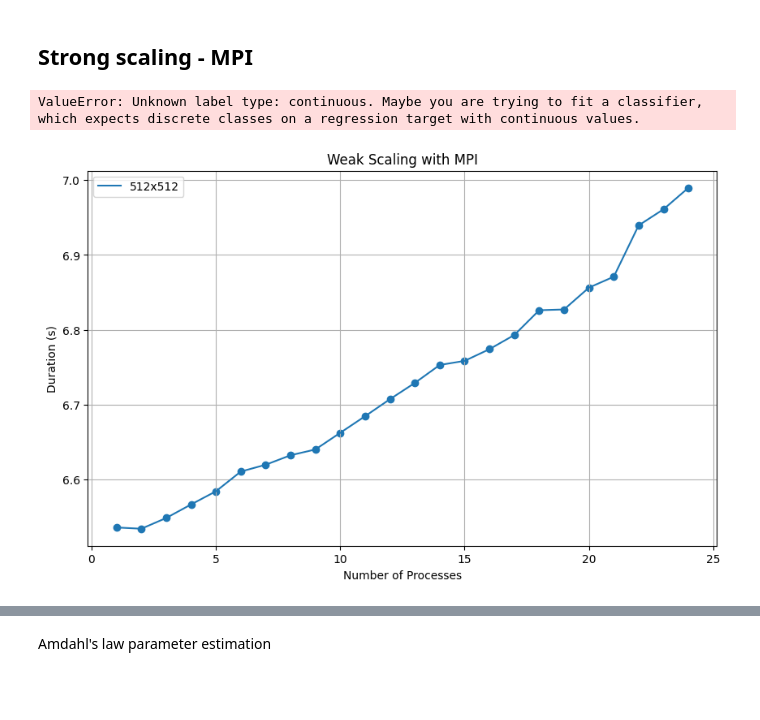
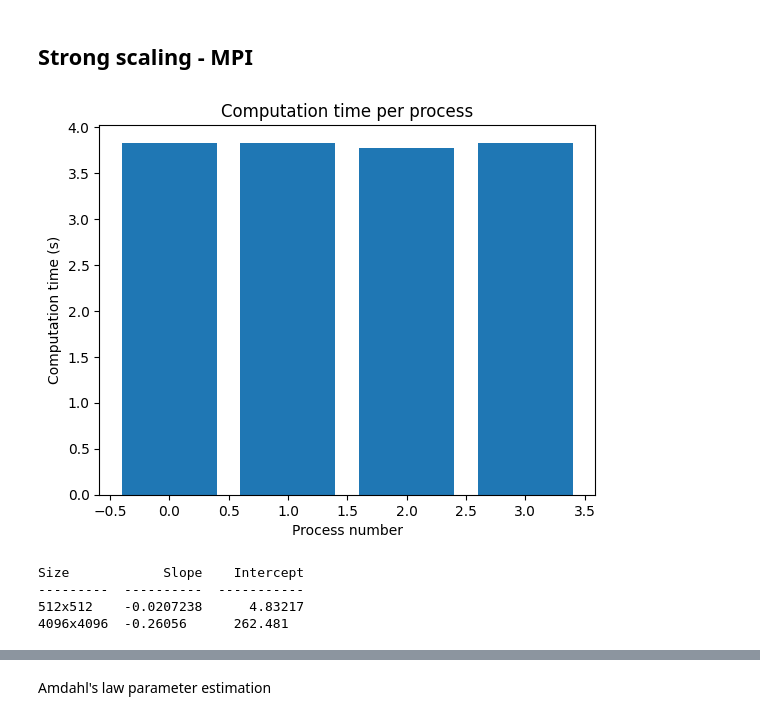
Before and after one commit to GabrielePintus/HPCProject, a Jupyter notebook: Exercise 2/plotting.ipynb, the cells around one changed output, grey strips where cells are left out. Saved outputs shown, nothing was run; the diff lists cells and outputs as text; code cells hidden in the pictures; blank space fills up the shorter version.

```diff
--- a/Exercise 2/plotting.ipynb
+++ b/Exercise 2/plotting.ipynb
@@ -14,15 +14,20 @@ path_4096 = f'{base_path}/4096x4096'
 dhs_512 = []
 dhs_4096 = []
 # %%
-filecodes = list(range(1,25))
+filecodes = list(range(4,100,4))
 
 for filecode in filecodes:
-    filename_512 = f'mandelbrot_weak_omp_512_{filecode}.log'
-    filename_4096 = f'mandelbrot_weak_omp_4096_{filecode}.log'
+    filename_512 = f'mandelbrot_weak_mpi_512_{filecode}.log'
+    filename_4096 = f'mandelbrot_weak_mpi_4096_{filecode}.log'
     dh_512 = DataHandler(f'{path_512}/{filename_512}')
-    # dh_4096 = DataHandler(f'{path_4096}/{filename_4096}')
+    dh_4096 = DataHandler(f'{path_4096}/{filename_4096}')
     dhs_512.append(dh_512)
-    # dhs_4096.append(dh_4096)
+    dhs_4096.append(dh_4096)
+# %%
+dhs_512[0].plot()
+plt.show()
+# %% [output]
+[figure, added]
 # %%
 durations_512 = [dh.duration() for dh in dhs_512]
 durations_4096 = [dh.duration() for dh in dhs_4096]
@@ -36,20 +50,0 @@ y = durations_512
-# %%
-model = LogisticRegression()
-model.fit(x, y)
-# %% [output]
-ValueError: Unknown label type: continuous. Maybe you are trying to fit a classifier, which expects discrete classes on a regression target with continuous values.
-# %%
-# add dots for the actual data points
-plt.figure(figsize=(10, 6))
-plt.plot(filecodes, durations_512, label='512x512')
-plt.scatter(filecodes, durations_512)
-# plt.plot(filecodes, durations_4096, label='4096x4096')
-# plt.scatter(filecodes, durations_4096)
-plt.xlabel('Number of Processes')
-plt.ylabel('Duration (s)')
-plt.title('Weak Scaling with MPI')
-plt.legend()
-plt.grid()
-plt.show()
-# %% [output]
-[figure, removed]
@@ -55,0 +65,12 @@ plt.show()
+# %%
+from tabulate import tabulate
+table = [
+    ['512x512', model_512.coef_, model_512.intercept_],
+    ['4096x4096', model_4096.coef_, model_4096.intercept_]
+]
+print(tabulate(table, headers=['Size', 'Slope', 'Intercept']))
+# %% [output]
+Size            Slope    Intercept
+---------  ----------  -----------
+512x512    -0.0207238      4.83217
+4096x4096  -0.26056      262.481
```
Also changed, not shown: parts of 8 cells of this notebook, 1 other file.
